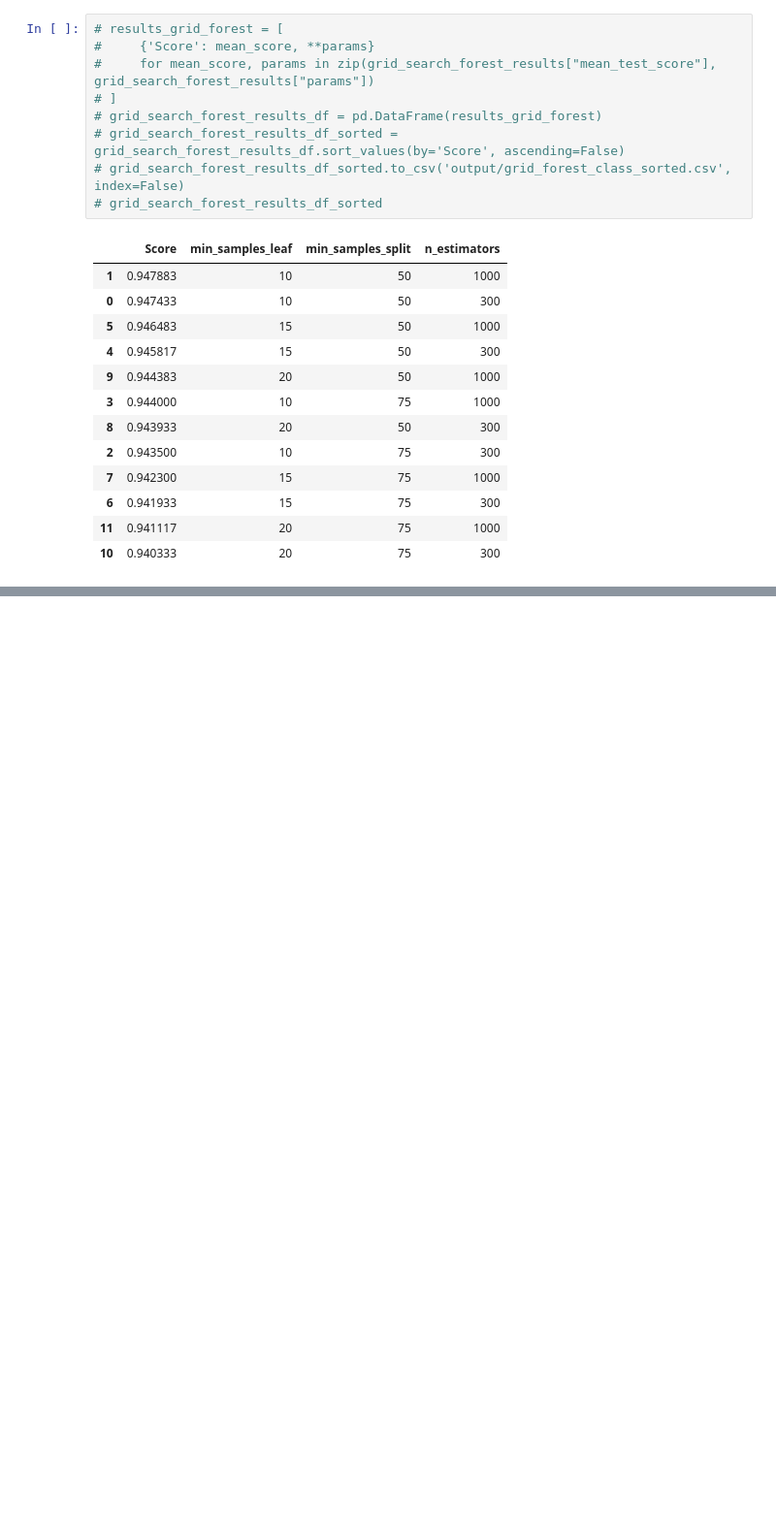
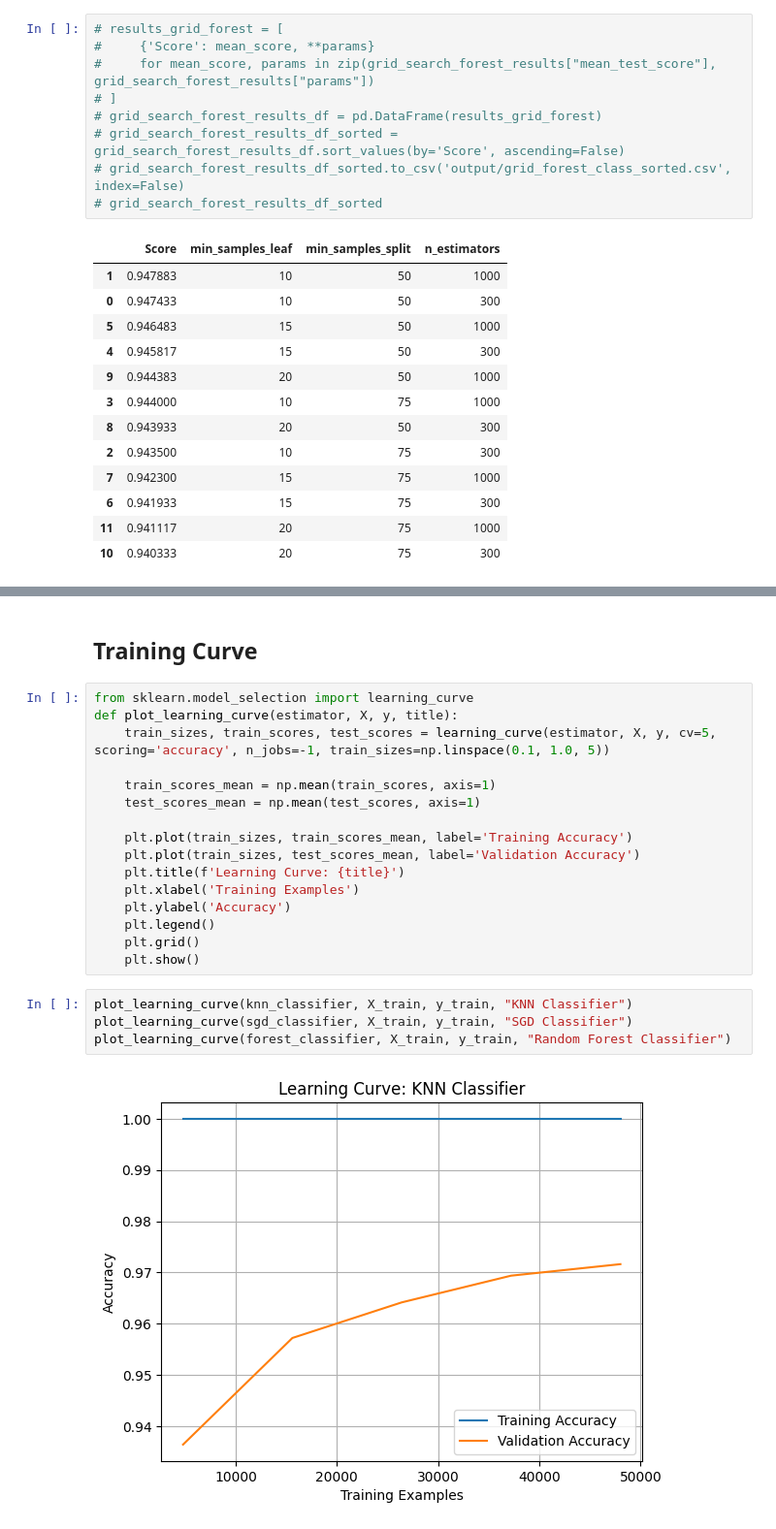
Before and after one commit to bademari/AI_ML_Lab, a Jupyter notebook: Lab 4.ipynb, the cells around one changed output, grey strips where cells are left out. Shown: that part at 97% size. Drawn from its saved outputs; the diff is of its cells as text; blank space fills up the shorter version.

```diff
--- a/Lab 4.ipynb
+++ b/Lab 4.ipynb
@@ -264,0 +322,24 @@ GridSearchCV(cv=3, estimator=RandomForestClassifier(),
+# %% [markdown]
+## Training Curve
+# %%
+from sklearn.model_selection import learning_curve
+def plot_learning_curve(estimator, X, y, title):
+    train_sizes, train_scores, test_scores = learning_curve(estimator, X, y, cv=5, scoring='accuracy', n_jobs=-1, train_sizes=np.linspace(0.1, 1.0, 5))
+
+    train_scores_mean = np.mean(train_scores, axis=1)
+    test_scores_mean = np.mean(test_scores, axis=1)
+
+    plt.plot(train_sizes, train_scores_mean, label='Training Accuracy')
+    plt.plot(train_sizes, test_scores_mean, label='Validation Accuracy')
+    plt.title(f'Learning Curve: {title}')
+    plt.xlabel('Training Examples')
+    plt.ylabel('Accuracy')
+    plt.legend()
+    plt.grid()
+    plt.show()
+# %%
+plot_learning_curve(knn_classifier, X_train, y_train, "KNN Classifier")
+plot_learning_curve(sgd_classifier, X_train, y_train, "SGD Classifier")
+plot_learning_curve(forest_classifier, X_train, y_train, "Random Forest Classifier")
+# %% [output]
+[figure, added]
```
Also changed, not shown: parts of 20 cells of this notebook, 4 other files.
